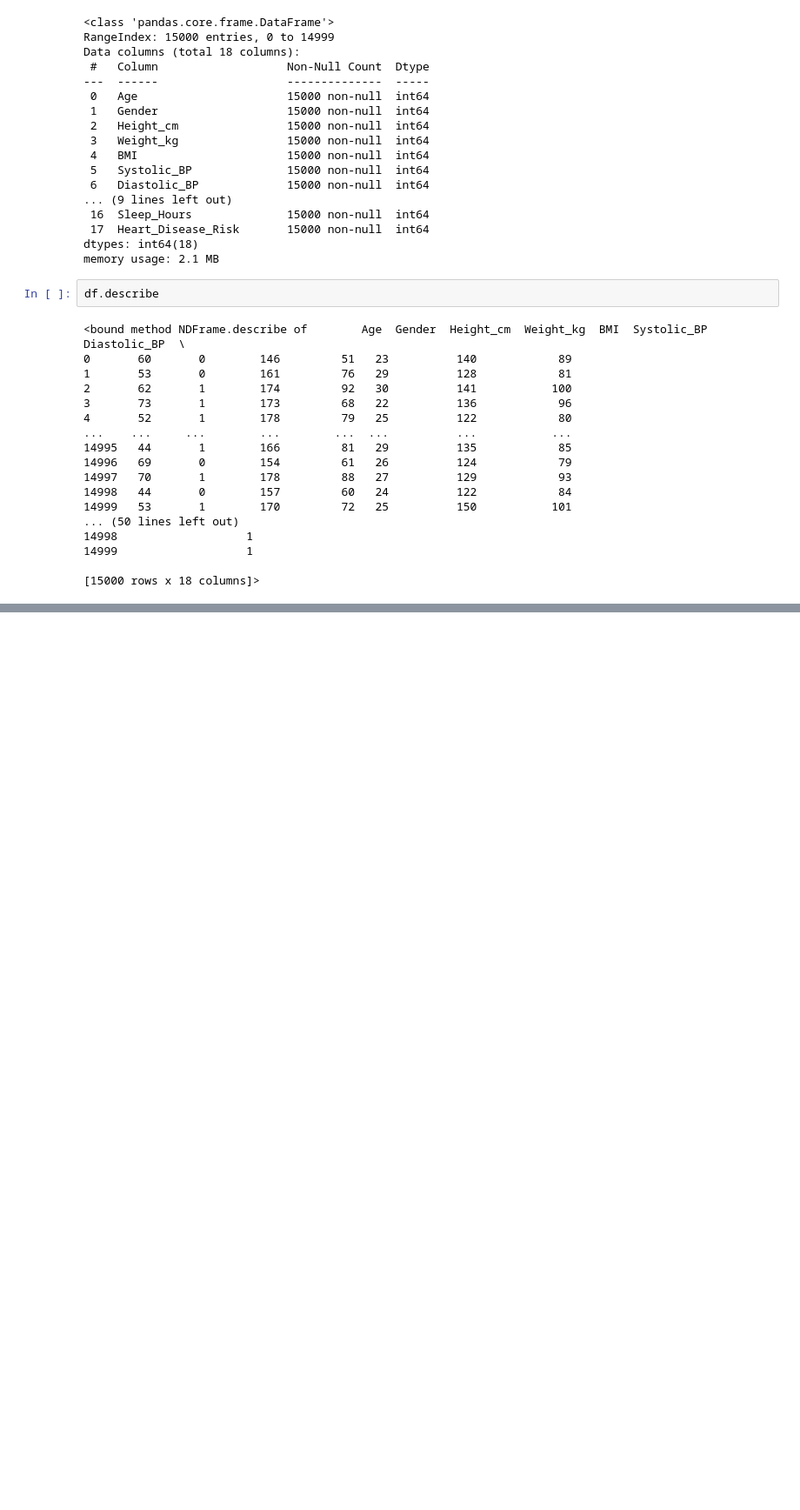
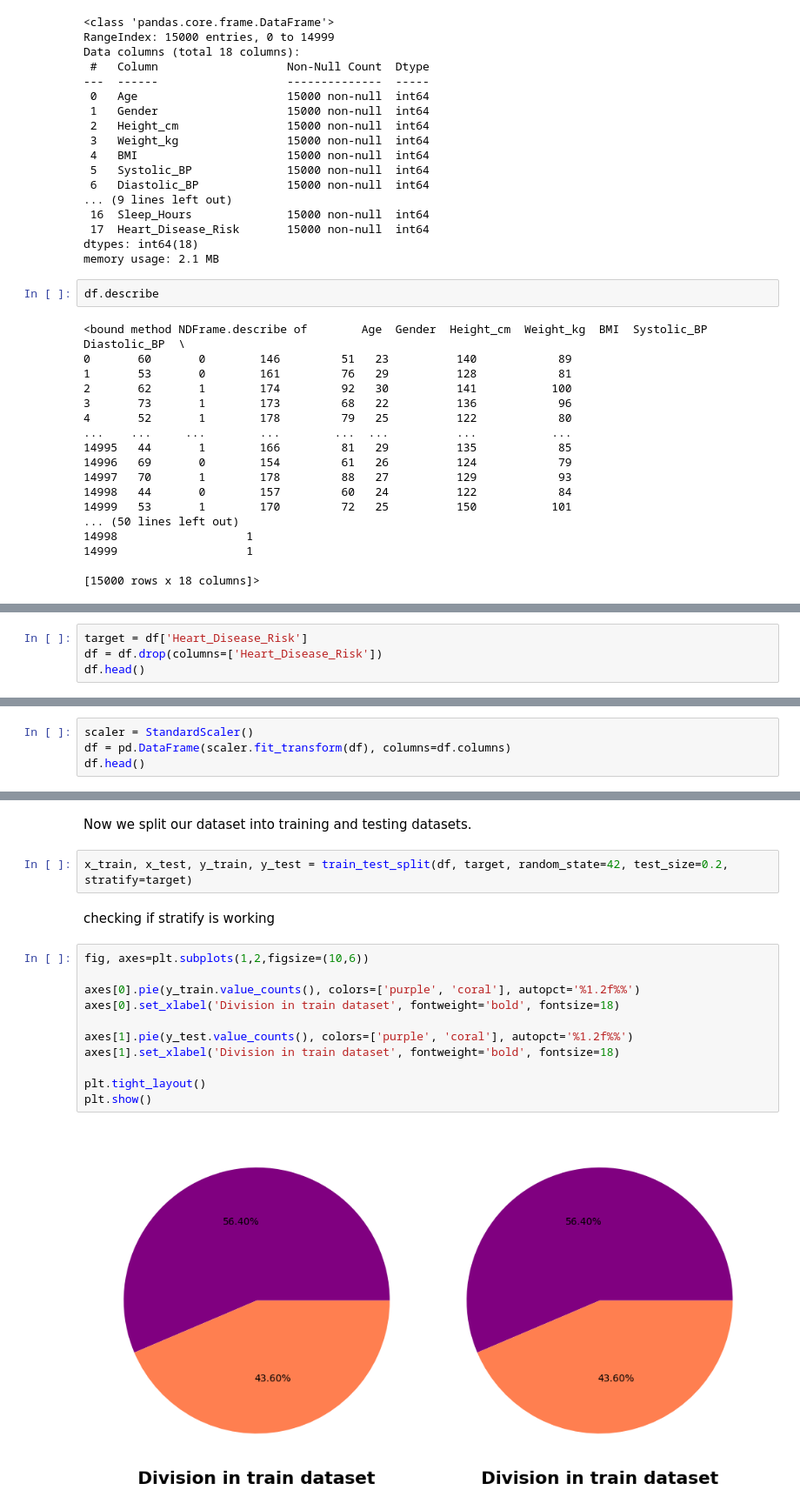
Before and after one commit to Isaackjoshua/Cardiovascular-Disease-Risk-Prediction-Model, a Jupyter notebook: models/model.ipynb, the cells around one changed output, grey strips where cells are left out. Shown at 87% size. Drawn from its saved outputs; the diff is of its cells as text; blank space fills up the shorter version.

```diff
--- a/models/model.ipynb
+++ b/models/model.ipynb
@@ -107,0 +124,4 @@ df.describe
+# %%
+target = df['Heart_Disease_Risk']
+df = df.drop(columns=['Heart_Disease_Risk'])
+df.head()
@@ -107,0 +154,4 @@ df.describe
+# %%
+scaler = StandardScaler()
+df = pd.DataFrame(scaler.fit_transform(df), columns=df.columns)
+df.head()
@@ -107,0 +165,19 @@ df.describe
+# %% [markdown]
+Now we split our dataset into training and testing datasets.
+# %%
+x_train, x_test, y_train, y_test = train_test_split(df, target, random_state=42, test_size=0.2, stratify=target)
+# %% [markdown]
+checking if stratify is working
+# %%
+fig, axes=plt.subplots(1,2,figsize=(10,6))
+
+axes[0].pie(y_train.value_counts(), colors=['purple', 'coral'], autopct='%1.2f%%')
+axes[0].set_xlabel('Division in train dataset', fontweight='bold', fontsize=18)
+
+axes[1].pie(y_test.value_counts(), colors=['purple', 'coral'], autopct='%1.2f%%')
+axes[1].set_xlabel('Division in train dataset', fontweight='bold', fontsize=18)
+
+plt.tight_layout()
+plt.show()
+# %% [output]
+[figure, added]
```
Also changed, not shown: parts of 13 cells of this notebook.
